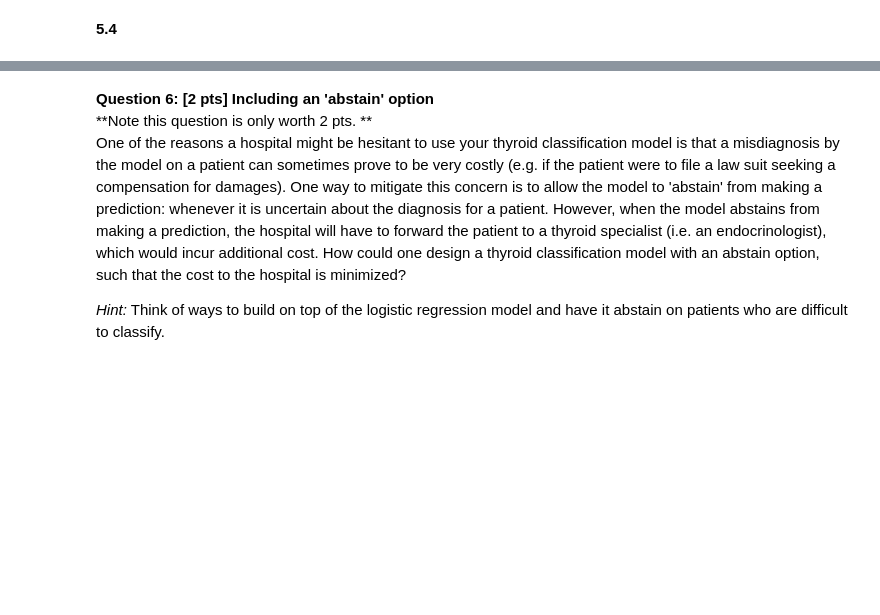
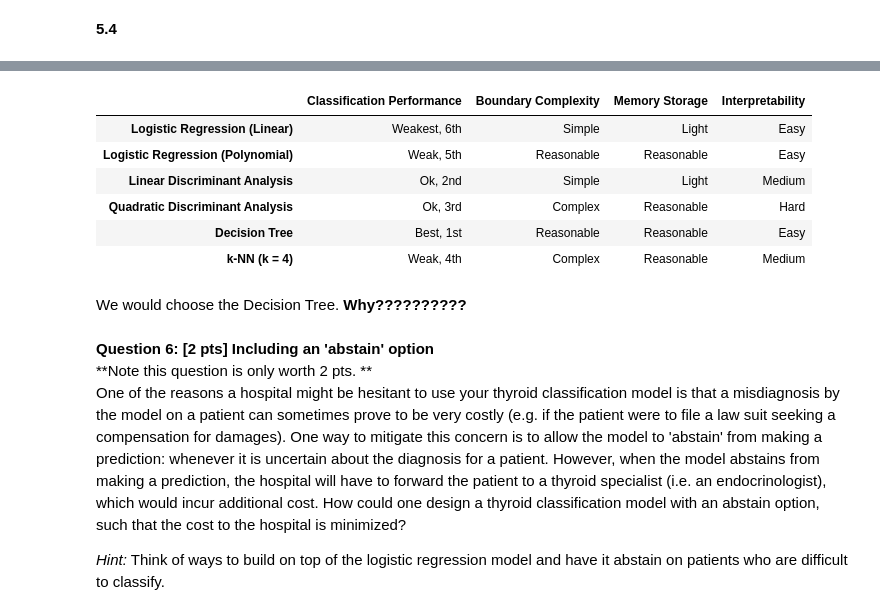
Before and after one commit to tmaounis/cs109a_hw7, a Jupyter notebook: cs109a_hw7.ipynb, the cells around one changed output, grey strips where cells are left out. Saved outputs shown, nothing was run; the diff lists cells and outputs as text; code cells hidden in the pictures; blank space fills up the shorter version.

```diff
--- a/cs109a_hw7.ipynb
+++ b/cs109a_hw7.ipynb
@@ -669,3 +692,45 @@ display(df_acc)
+# %%
+df_criteria = pd.DataFrame(index=model_names, columns=["Classification Performance", "Boundary Complexity",
+                                                      "Memory Storage", "Interpretability"])
+df_criteria["Classification Performance"]["Logistic Regression (Linear)"] = "Weakest, 6th"
+df_criteria["Classification Performance"]["Logistic Regression (Polynomial)"] = "Weak, 5th"
+df_criteria["Classification Performance"]["Linear Discriminant Analysis"] = "Ok, 2nd"
+df_criteria["Classification Performance"]["Quadratic Discriminant Analysis"] = "Ok, 3rd"
+df_criteria["Classification Performance"]["Decision Tree"] = "Best, 1st"
+df_criteria["Classification Performance"]["k-NN (k = 4)"] = "Weak, 4th"
+
+df_criteria["Boundary Complexity"]["Logistic Regression (Linear)"] = "Simple"
+df_criteria["Boundary Complexity"]["Logistic Regression (Polynomial)"] = "Reasonable"
+df_criteria["Boundary Complexity"]["Linear Discriminant Analysis"] = "Simple"
+df_criteria["Boundary Complexity"]["Quadratic Discriminant Analysis"] = "Complex"
+df_criteria["Boundary Complexity"]["Decision Tree"] = "Reasonable"
+df_criteria["Boundary Complexity"]["k-NN (k = 4)"] = "Complex"
+
+df_criteria["Memory Storage"]["Logistic Regression (Linear)"] = "Light"
+df_criteria["Memory Storage"]["Logistic Regression (Polynomial)"] = "Reasonable"
+df_criteria["Memory Storage"]["Linear Discriminant Analysis"] = "Light"
+df_criteria["Memory Storage"]["Quadratic Discriminant Analysis"] = "Reasonable"
+df_criteria["Memory Storage"]["Decision Tree"] = "Reasonable"
+df_criteria["Memory Storage"]["k-NN (k = 4)"] = "Reasonable"
+
+df_criteria["Interpretability"]["Logistic Regression (Linear)"] = "Easy"
+df_criteria["Interpretability"]["Logistic Regression (Polynomial)"] = "Easy"
+df_criteria["Interpretability"]["Linear Discriminant Analysis"] = "Medium"
+df_criteria["Interpretability"]["Quadratic Discriminant Analysis"] = "Hard"
+df_criteria["Interpretability"]["Decision Tree"] = "Easy"
+df_criteria["Interpretability"]["k-NN (k = 4)"] = "Medium"
+
+df_criteria
+# %% [output]
+|  | Classification Performance | Boundary Complexity | Memory Storage | Interpretability |
+| Logistic Regression (Linear) | Weakest, 6th | Simple | Light | Easy |
+| Logistic Regression (Polynomial) | Weak, 5th | Reasonable | Reasonable | Easy |
+| Linear Discriminant Analysis | Ok, 2nd | Simple | Light | Medium |
+| Quadratic Discriminant Analysis | Ok, 3rd | Complex | Reasonable | Hard |
+| Decision Tree | Best, 1st | Reasonable | Reasonable | Easy |
+| k-NN (k = 4) | Weak, 4th | Complex | Reasonable | Medium |
+# %% [markdown]
+We would choose the Decision Tree. **Why??????????**
 # %% [markdown]
 <div class='exercise'><b> Question 6: [2 pts] Including an 'abstain' option </b></div>
 **Note this question is only worth 2 pts. **
```
Also changed, not shown: parts of 17 cells of this notebook.
